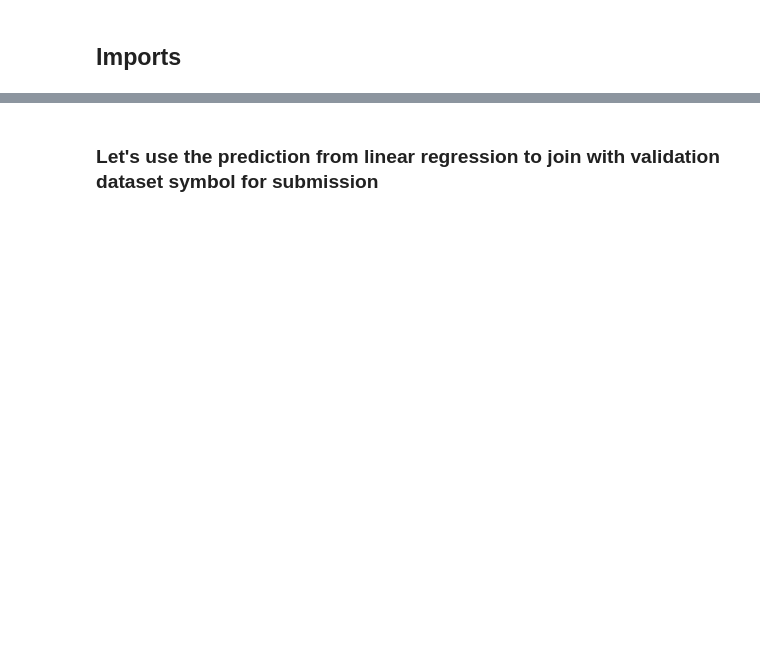
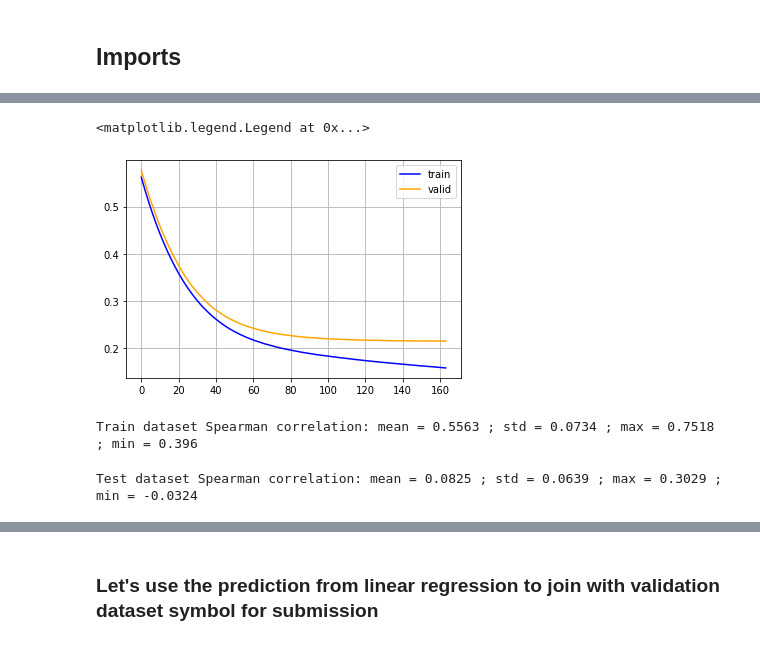
Before and after one commit to Bibhash123/competition_quickstart_dataloader, a Jupyter notebook: gbm-models.ipynb, the cells around one changed output, grey strips where cells are left out. Saved outputs shown, nothing was run; the diff lists cells and outputs as text; code cells hidden in the pictures; blank space fills up the shorter version.

```diff
--- a/gbm-models.ipynb
+++ b/gbm-models.ipynb
@@ -224,0 +225,10 @@ error
+# %%
+evals = reg.evals_result()
+evaluation_plot = plt.figure()
+plt.grid()
+plt.plot(evals['validation_0']['rmse'],c='blue',label = 'train')
+plt.plot(evals['validation_1']['rmse'],c='orange',label = 'valid')
+plt.legend()
+# %% [output]
+<matplotlib.legend.Legend at 0x...>
+[figure, added]
@@ -224,0 +264,23 @@ error
+# %%
+pred_train = predictFunction(reg, train_set)
+train_spearman = spearman_by_era(pred_train['predicted_target'].values, train_set['target'].values,
+                                pred_train['date'].values)
+
+print('Train dataset Spearman correlation: mean = {} ; std = {} ; max = {} ; min = {}'.format(round(train_spearman[0], 4),
+                                                                                            round(train_spearman[1], 4),
+                                                                                            round(train_spearman[2], 4),
+                                                                                            round(train_spearman[3], 4),
+                                                                                            ))
+# %% [output]
+Train dataset Spearman correlation: mean = 0.5563 ; std = 0.0734 ; max = 0.7518 ; min = 0.396
+# %%
+pred_val = predictFunction(reg, val_set)
+test_spearman = spearman_by_era(pred_val['predicted_target'].values, val_set['target'].values,
+                                pred_val['date'].values)
+print('Test dataset Spearman correlation: mean = {} ; std = {} ; max = {} ; min = {}'.format(round(test_spearman[0], 4),
+                                                                                            round(test_spearman[1], 4),
+                                                                                            round(test_spearman[2], 4),
+                                                                                            round(test_spearman[3], 4),
+                                                                                            ))
+# %% [output]
+Test dataset Spearman correlation: mean = 0.0825 ; std = 0.0639 ; max = 0.3029 ; min = -0.0324
```
Also changed, not shown: parts of 88 cells of this notebook.
